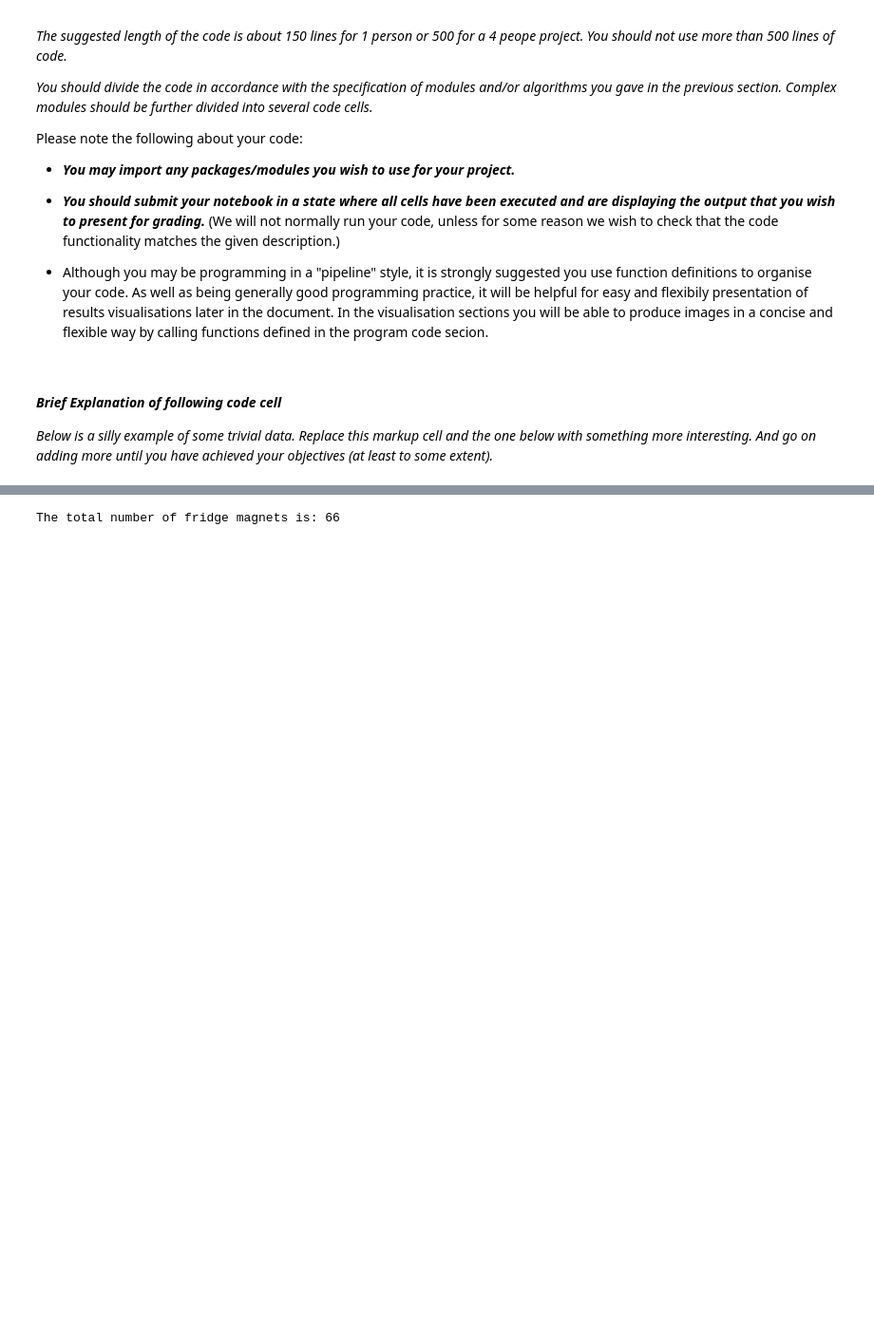
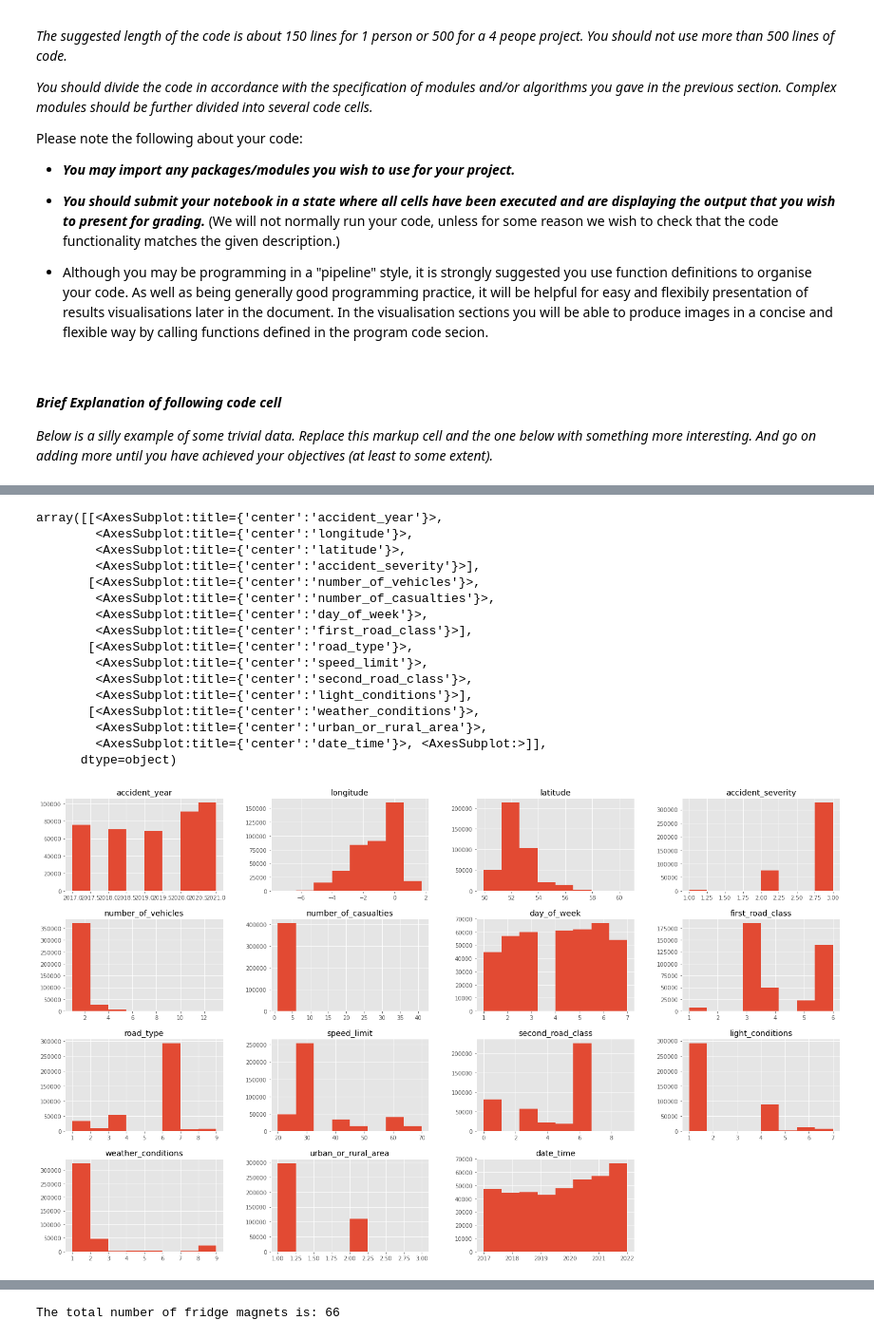
Before and after one commit to Hegazy1993/PDS_CW3, a Jupyter notebook: A3_Data_Analysis_Project.ipynb, the cells around one changed output, grey strips where cells are left out. Shown at 95% size. Saved outputs shown, nothing was run; the diff lists cells and outputs as text; code cells hidden in the pictures; blank space fills up the shorter version.

```diff
--- a/A3_Data_Analysis_Project.ipynb
+++ b/A3_Data_Analysis_Project.ipynb
@@ -205,0 +214,2 @@ achieved your objectives (at least to some extent)._
+# %%
+accidents = pd.read_csv('dft-road-casualty-statistics-accident-last-5-years.csv')
@@ -205,0 +238,8 @@ achieved your objectives (at least to some extent)._
+# %%
+for col in accidents.columns:
+    accidents = (accidents[accidents[col]!=-1])
+
+#Merging date and time into one column and removing old variables
+accidents['date_time'] =  accidents['date'] +' '+ accidents['time']
+accidents['date_time'] = pd.to_datetime(accidents.date_time)
+accidents.drop(['date', 'time'], axis = 1, inplace = True)
@@ -205,0 +266,21 @@ achieved your objectives (at least to some extent)._
+# %%
+#Checking the normal distributions across all variables to be included within the research
+accidents.hist(figsize=(25,15), bins=8)
+# %% [output]
+array([[<AxesSubplot:title={'center':'accident_year'}>,
+        <AxesSubplot:title={'center':'longitude'}>,
+        <AxesSubplot:title={'center':'latitude'}>,
+        <AxesSubplot:title={'center':'accident_severity'}>],
+       [<AxesSubplot:title={'center':'number_of_vehicles'}>,
+        <AxesSubplot:title={'center':'number_of_casualties'}>,
+        <AxesSubplot:title={'center':'day_of_week'}>,
+        <AxesSubplot:title={'center':'first_road_class'}>],
+       [<AxesSubplot:title={'center':'road_type'}>,
+        <AxesSubplot:title={'center':'speed_limit'}>,
+        <AxesSubplot:title={'center':'second_road_class'}>,
+        <AxesSubplot:title={'center':'light_conditions'}>],
+       [<AxesSubplot:title={'center':'weather_conditions'}>,
+        <AxesSubplot:title={'center':'urban_or_rural_area'}>,
+        <AxesSubplot:title={'center':'date_time'}>, <AxesSubplot:>]],
+      dtype=object)
+[figure, added]
```
Also changed, not shown: parts of 45 cells of this notebook.
